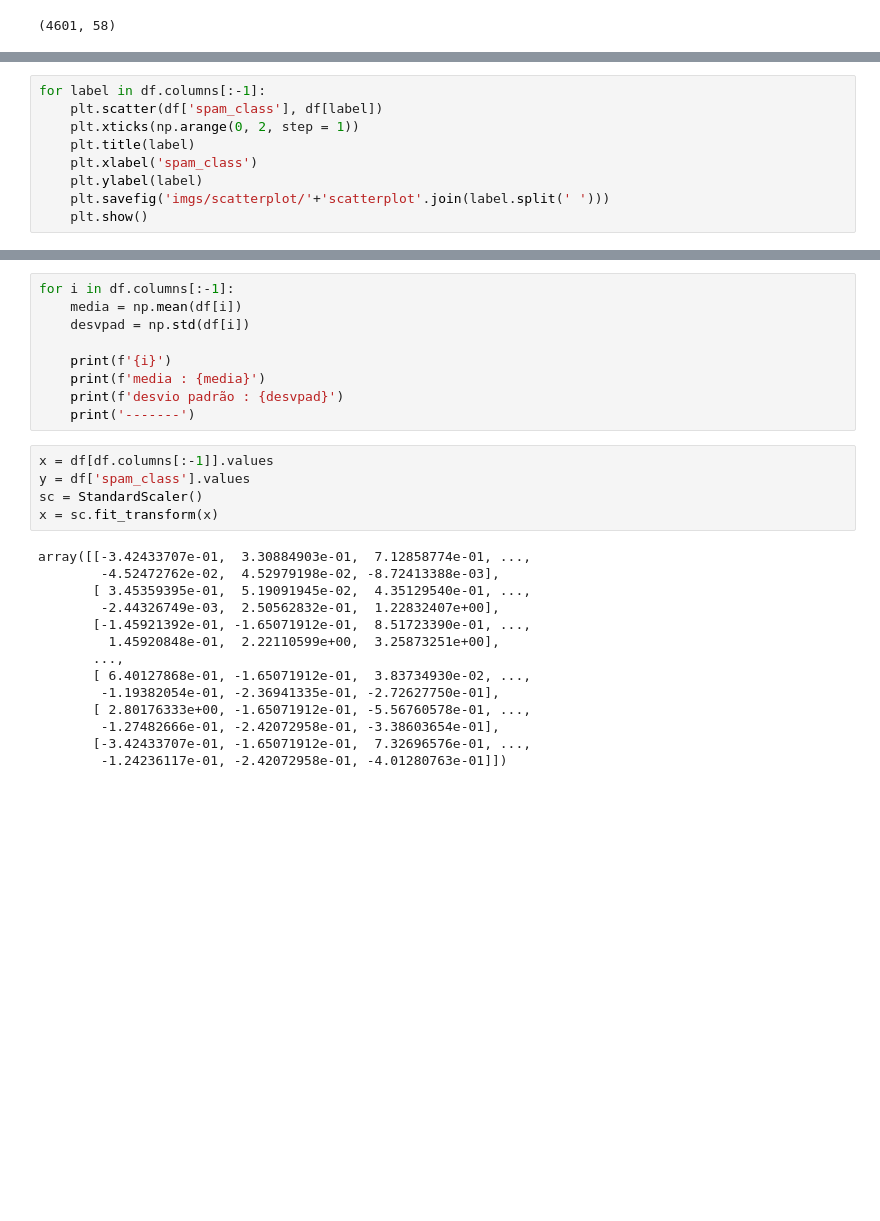
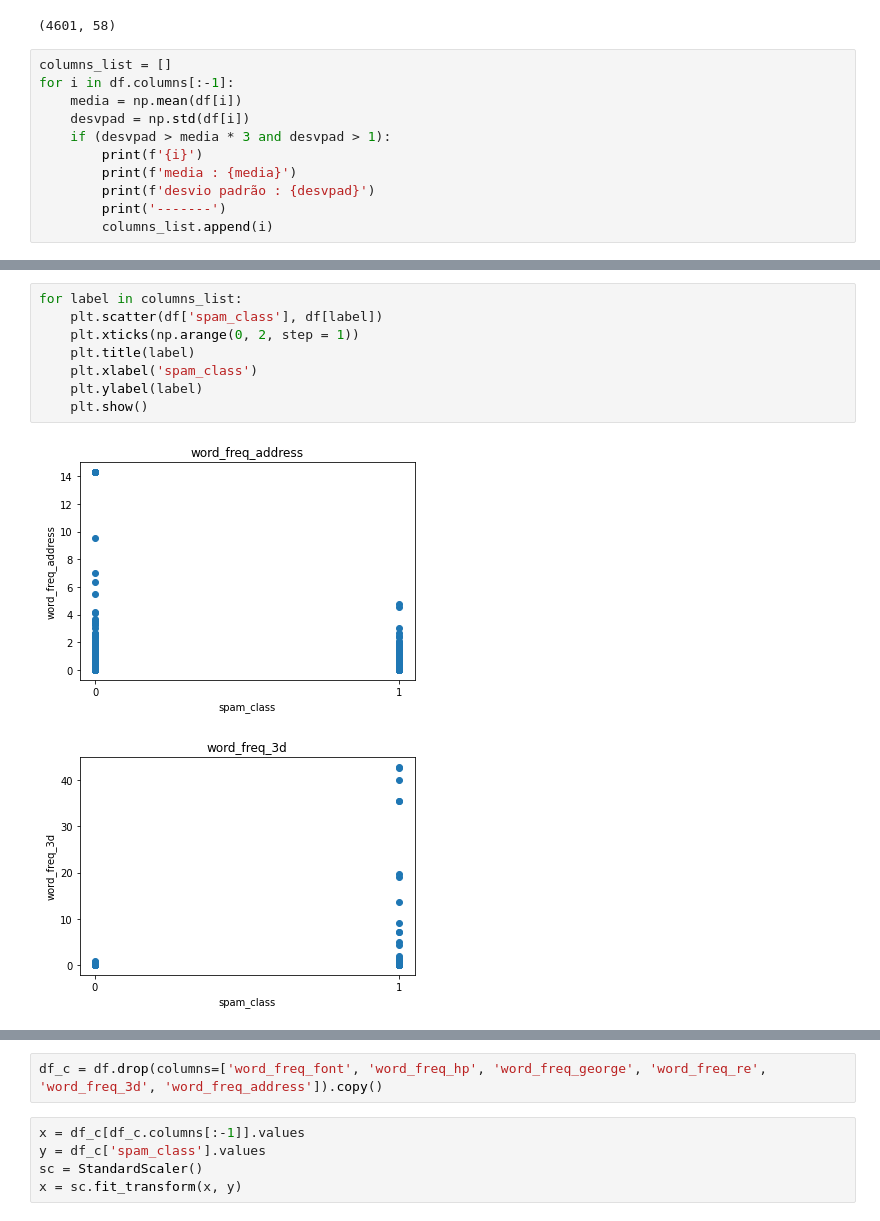
Before and after one commit to williamteles/AM-EmailSpam, a Jupyter notebook: spamEmail.ipynb, the cells around one changed output, grey strips where cells are left out. Cells and saved outputs as stored; diff of their text form; blank space fills up the shorter version.

Commit message:
Cleaning some columns with high std

```diff
--- a/spamEmail.ipynb
+++ b/spamEmail.ipynb
@@ -25,3 +26,14 @@ df.head()
 df.shape
 # %% [output]
 (4601, 58)
+# %%
+columns_list = []
+for i in df.columns[:-1]:
+    media = np.mean(df[i])
+    desvpad = np.std(df[i])
+    if (desvpad > media * 3 and desvpad > 1):
+        print(f'{i}')
+        print(f'media : {media}')
+        print(f'desvio padrão : {desvpad}')
+        print('-------')
+        columns_list.append(i)
@@ -28,9 +58,11 @@ df.shape
 # %%
-for label in df.columns[:-1]:
+for label in columns_list:
     plt.scatter(df['spam_class'], df[label])
     plt.xticks(np.arange(0, 2, step = 1))
     plt.title(label)
     plt.xlabel('spam_class')
     plt.ylabel(label)
-    plt.savefig('imgs/scatterplot/'+'scatterplot'.join(label.split(' ')))
     plt.show()
+# %% [output]
+[figure, added]
+[figure, added]
@@ -37,31 +75,10 @@ for label in df.columns[:-1]:
-# %%
-for i in df.columns[:-1]:
-    media = np.mean(df[i])
-    desvpad = np.std(df[i])
-
-    print(f'{i}')
-    print(f'media : {media}')
-    print(f'desvio padrão : {desvpad}')
-    print('-------')
+# %%
+df_c = df.drop(columns=['word_freq_font', 'word_freq_hp', 'word_freq_george', 'word_freq_re', 'word_freq_3d', 'word_freq_address']).copy()
 # %%
-x = df[df.columns[:-1]].values
-y = df['spam_class'].values
+x = df_c[df_c.columns[:-1]].values
+y = df_c['spam_class'].values
 sc = StandardScaler()
-x = sc.fit_transform(x)
+x = sc.fit_transform(x, y)
-# %% [output]
-array([[-3.42433707e-01,  3.30884903e-01,  7.12858774e-01, ...,
-        -4.52472762e-02,  4.52979198e-02, -8.72413388e-03],
-       [ 3.45359395e-01,  5.19091945e-02,  4.35129540e-01, ...,
-        -2.44326749e-03,  2.50562832e-01,  1.22832407e+00],
-       [-1.45921392e-01, -1.65071912e-01,  8.51723390e-01, ...,
-         1.45920848e-01,  2.22110599e+00,  3.25873251e+00],
-       ...,
-       [ 6.40127868e-01, -1.65071912e-01,  3.83734930e-02, ...,
-        -1.19382054e-01, -2.36941335e-01, -2.72627750e-01],
-       [ 2.80176333e+00, -1.65071912e-01, -5.56760578e-01, ...,
-        -1.27482666e-01, -2.42072958e-01, -3.38603654e-01],
-       [-3.42433707e-01, -1.65071912e-01,  7.32696576e-01, ...,
-        -1.24236117e-01, -2.42072958e-01, -4.01280763e-01]])
 # %%
 model1 = [DecisionTreeClassifier(), "Decision Tree"]
 model2 = [MLPClassifier(hidden_layer_sizes=(20,2), max_iter=1000), "MLP"]
```
Also changed, not shown: parts of 5 cells of this notebook.
